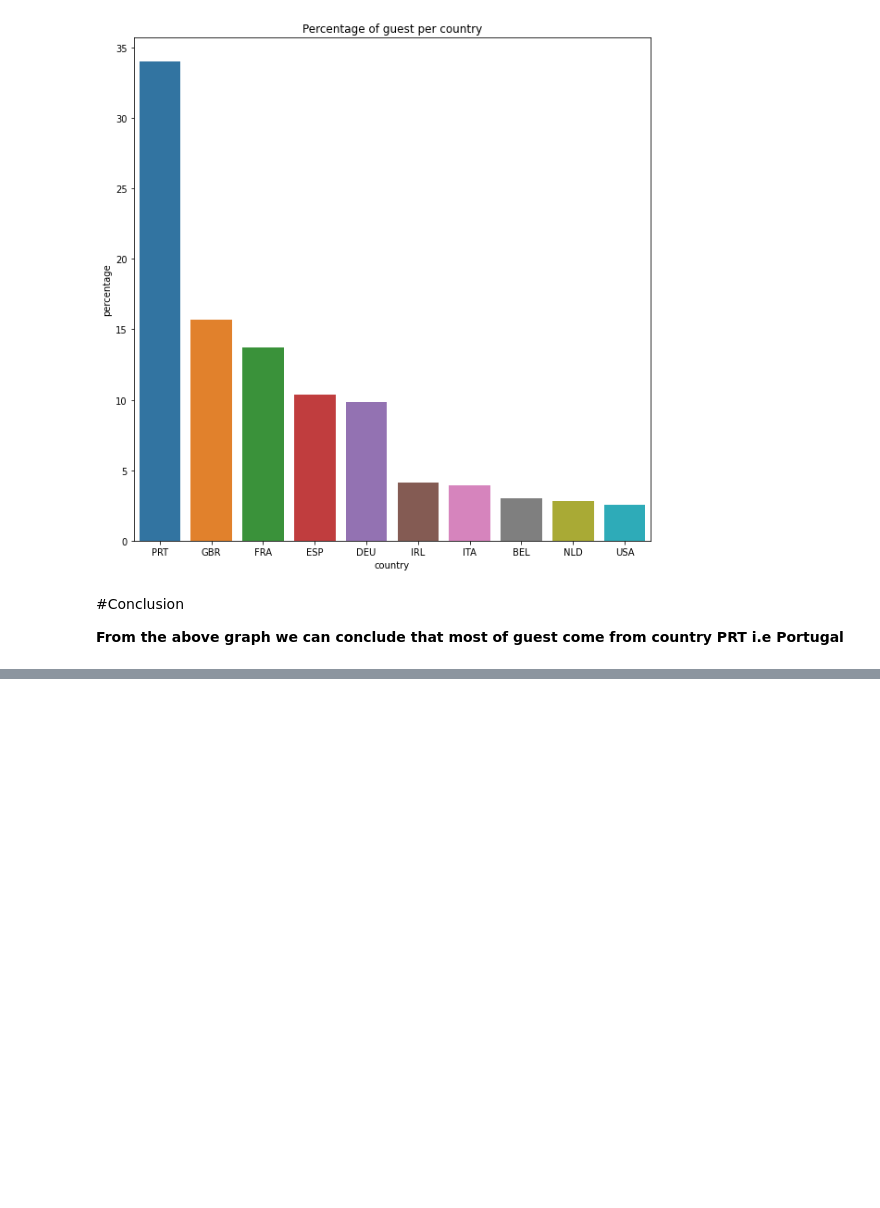
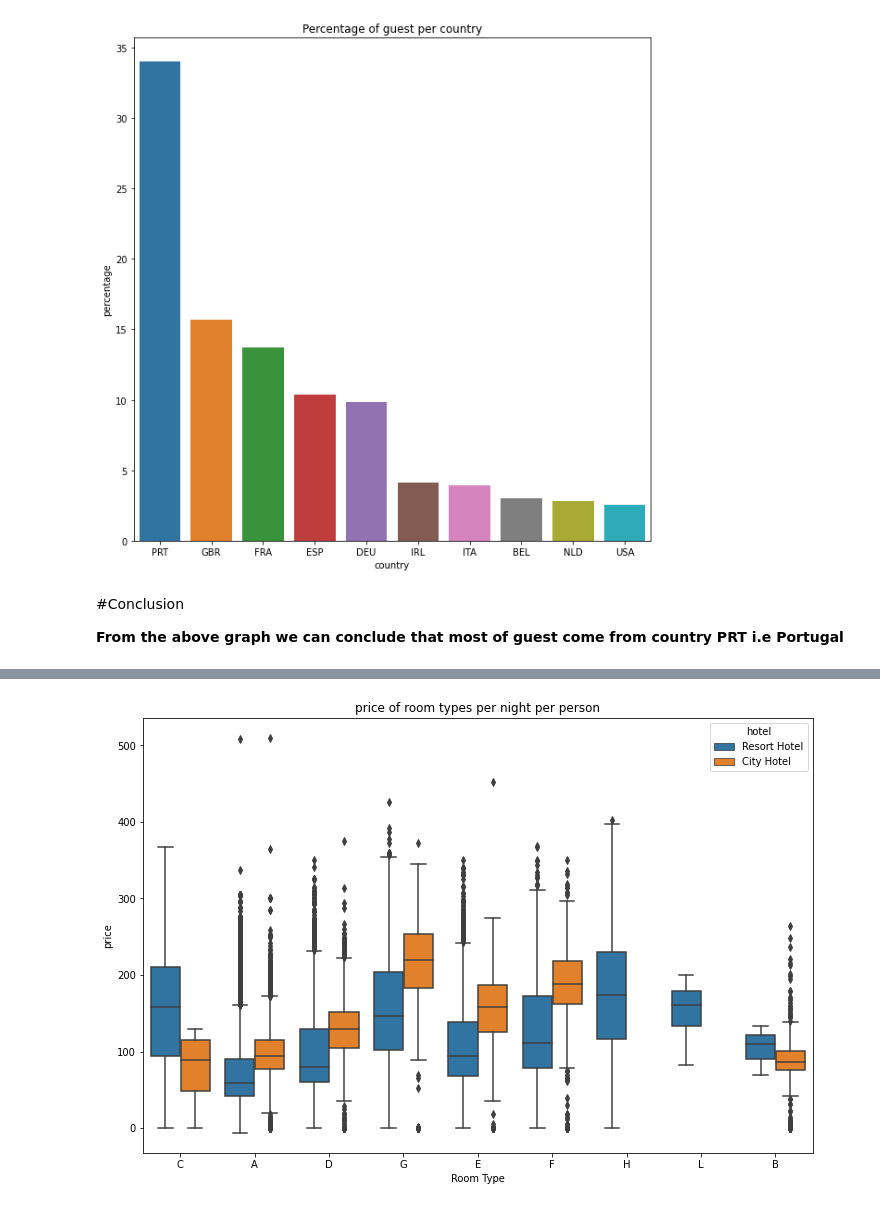
Before and after one commit to Aaryant31/Hotel-Booking-Analysis, a Jupyter notebook: Rahul_kr_Soni__Hotel_Booking_Analysis_Capstone_Project.ipynb, the cells around one changed output, grey strips where cells are left out. Drawn from its saved outputs; the diff is of its cells as text; code cells hidden in the pictures; blank space fills up the shorter version.

```diff
--- a/Rahul_kr_Soni__Hotel_Booking_Analysis_Capstone_Project.ipynb
+++ b/Rahul_kr_Soni__Hotel_Booking_Analysis_Capstone_Project.ipynb
@@ -145,7 +145,7 @@ array([ 0,  1,  2, 10,  9])
 # %%
 # so now we are going to filter data where value of adults, children and babies = 0
 
-checking_value_0_of_ad_ch_baby = (hotel_df['adults']==0) & (hotel_df['children']==0) & (hotel_df['babies']==0)
+checking_value_0_of_ad_ch_baby = (df['adults']==0) & (df['children']==0) & (df['babies']==0)
 
 # reading data frame where adult,children and babies are 0
 df[checking_value_0_of_ad_ch_baby]
@@ -262,0 +279,15 @@ a = sns.barplot(x="country", y="percentage", data=top_10_countries).set(title='P
+# %%
+#creating new df so we can do our anlaysis non canceled room only
+
+room_type = hotel_df[hotel_df['is_canceled']==0]
+# %%
+#ploting box plot fro analysis
+
+plt.figure(figsize=(12,8))
+sns.boxplot(x='reserved_room_type', y ='adr',data = room_type,hue='hotel')
+plt.title('price of room types per night per person')
+plt.xlabel('Room Type')
+plt.ylabel('price')
+plt.show()
+# %% [output]
+[figure, added]
```
Also changed, not shown: parts of 11 cells of this notebook.
